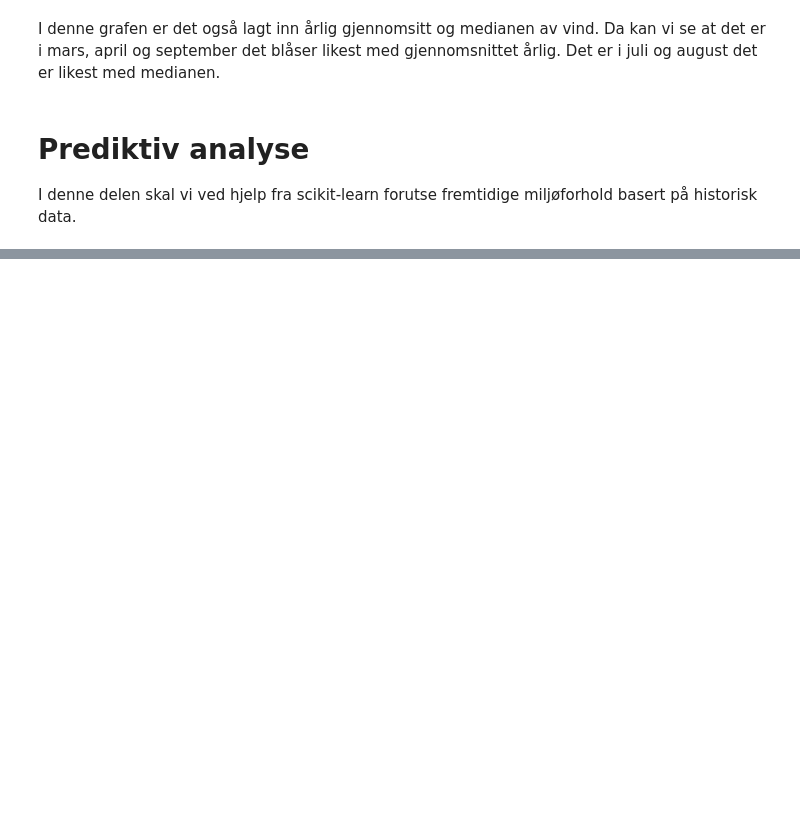
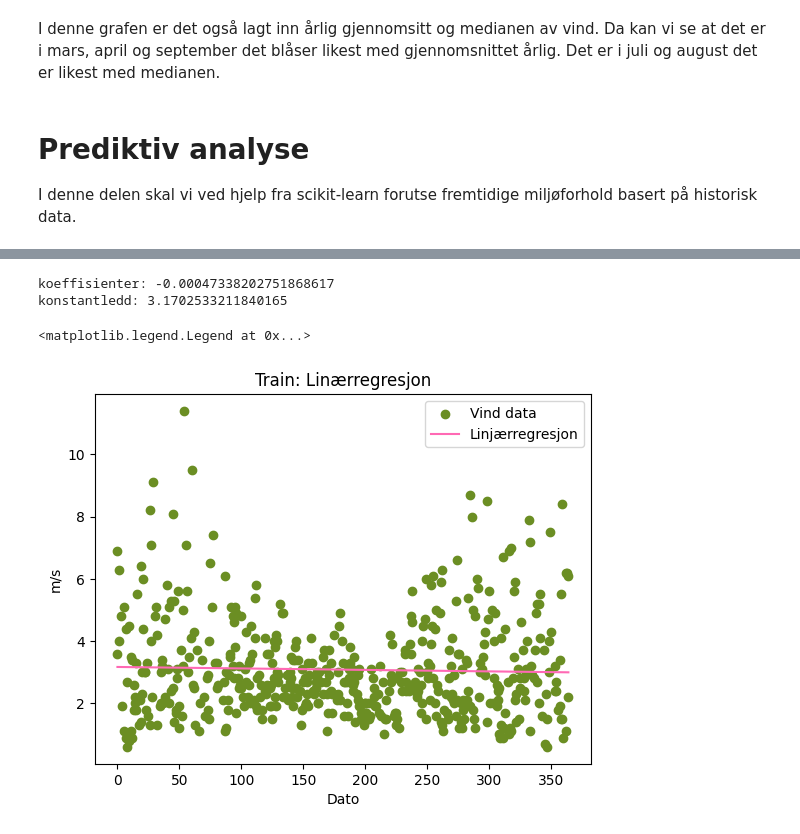
Before and after one commit to Sofihage/Milj-dataanalyse, a Jupyter notebook: notebooks/wind.ipynb, the cells around one changed output, grey strips where cells are left out. Saved outputs shown, nothing was run; the diff lists cells and outputs as text; code cells hidden in the pictures; blank space fills up the shorter version.

```diff
--- a/notebooks/wind.ipynb
+++ b/notebooks/wind.ipynb
@@ -212,5 +226,5 @@ fig = px.scatter(wind, x="referansetid", y="verdi")
 # Prediktiv analyse
 I denne delen skal vi ved hjelp fra scikit-learn forutse fremtidige miljøforhold basert på historisk data.
 # %%
-fc.train_test_set(wind, 0.3)
+X_train, X_test, y_train, y_test = fc.train_test_set(wind, 0.3)
 # %% [output]
@@ -217,0 +248,15 @@ NameError: name 'fc' is not defined
+# %%
+lin_pred = fc.linear(X_train, y_train)
+
+plt.scatter(X_train, y_train, color = "olivedrab", label = 'Vind data')
+plt.plot(X_train, lin_pred, color = "hotpink", label = 'Linjærregresjon')
+
+plt.xlabel('Dato')
+plt.ylabel('m/s')
+plt.title('Train: Linærregresjon')
+plt.legend()
+# %% [output]
+koeffisienter: -0.00047338202751868617
+konstantledd: 3.1702533211840165
+<matplotlib.legend.Legend at 0x...>
+[figure, added]
```
Also changed, not shown: parts of 13 cells of this notebook.
